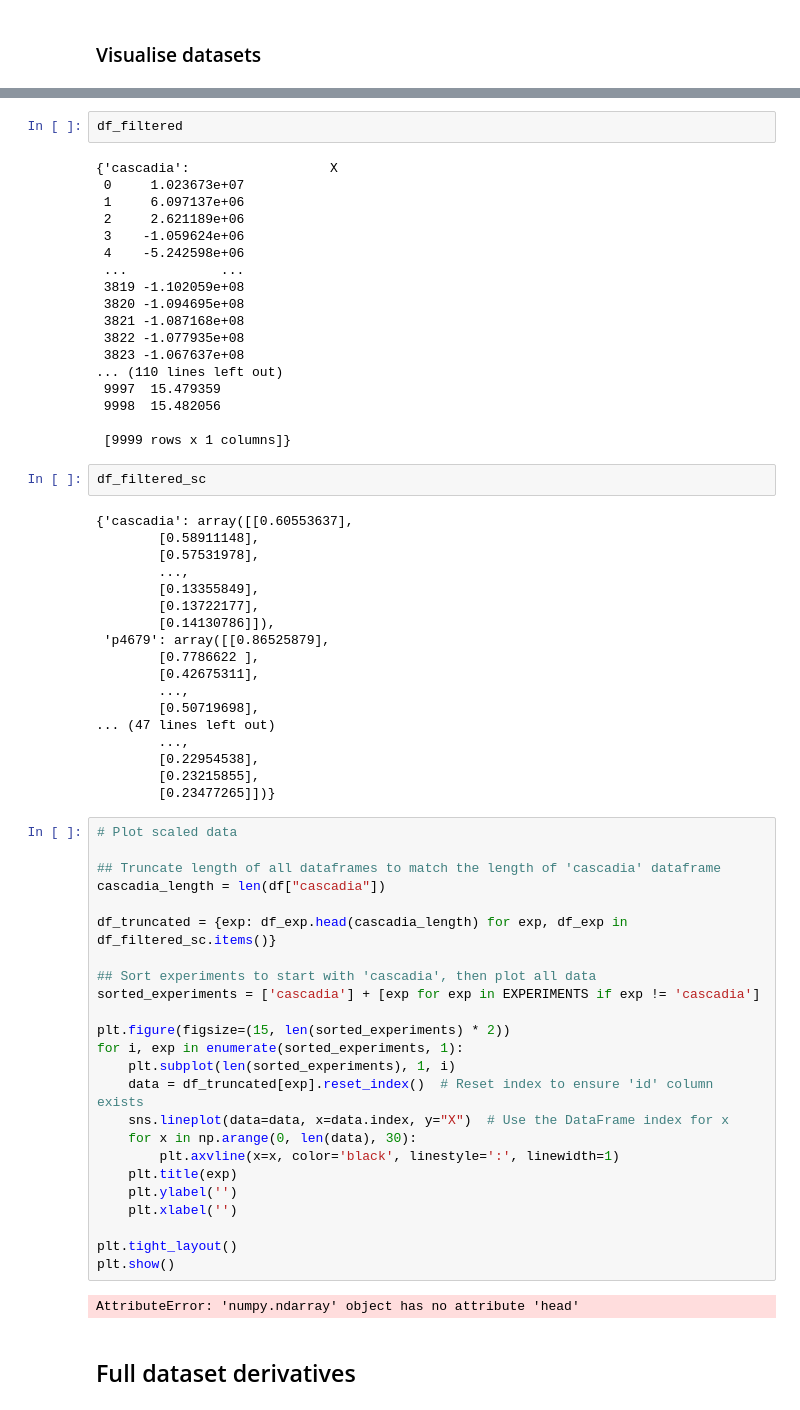
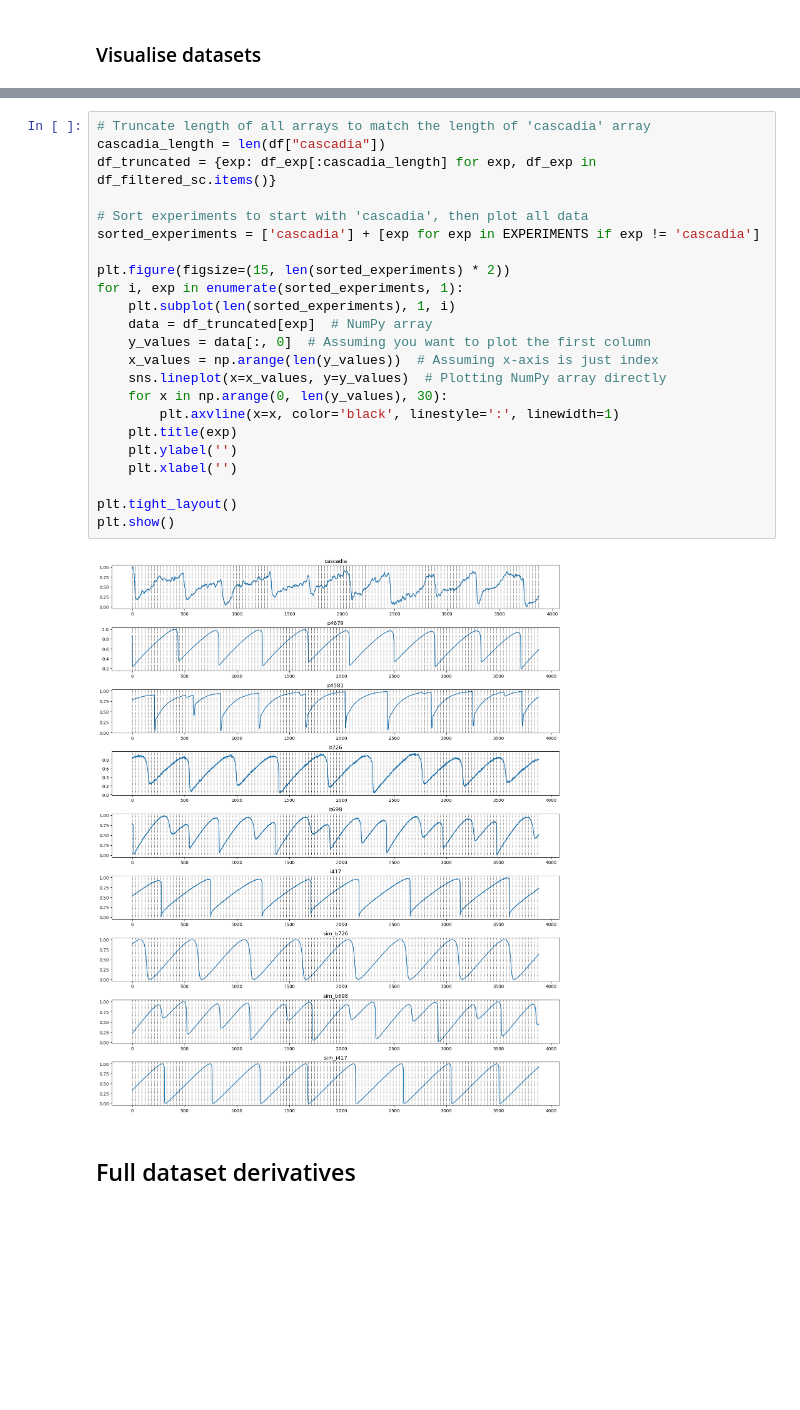
Before and after one commit to ai4er-cdt/earthquake-predictability, a Jupyter notebook: notebooks/JP861 003 - 2nd derivative loss fn.ipynb, the cells around one changed output, grey strips where cells are left out. Drawn from its saved outputs; the diff is of its cells as text; blank space fills up the shorter version.

```diff
--- a/notebooks/JP861 003 - 2nd derivative loss fn.ipynb
+++ b/notebooks/JP861 003 - 2nd derivative loss fn.ipynb
@@ -124,68 +124,27 @@ plt.show()
-# %%
-df_filtered
-# %% [output]
-{'cascadia':                  X
- 0     1.023673e+07
- 1     6.097137e+06
- 2     2.621189e+06
- 3    -1.059624e+06
- 4    -5.242598e+06
- ...            ...
- 3819 -1.102059e+08
- 3820 -1.094695e+08
- 3821 -1.087168e+08
- 3822 -1.077935e+08
- 3823 -1.067637e+08
-... (110 lines left out)
- 9997  15.479359
- 9998  15.482056
-
- [9999 rows x 1 columns]}
-# %%
-df_filtered_sc
-# %% [output]
-{'cascadia': array([[0.60553637],
-        [0.58911148],
-        [0.57531978],
-        ...,
-        [0.13355849],
-        [0.13722177],
-        [0.14130786]]),
- 'p4679': array([[0.86525879],
-        [0.7786622 ],
-        [0.42675311],
-        ...,
-        [0.50719698],
-... (47 lines left out)
-        ...,
-        [0.22954538],
-        [0.23215855],
-        [0.23477265]])}
 # %%
-# Plot scaled data
+# Truncate length of all arrays to match the length of 'cascadia' array
+cascadia_length = len(df["cascadia"])
+df_truncated = {exp: df_exp[:cascadia_length] for exp, df_exp in df_filtered_sc.items()}
 
-## Truncate length of all dataframes to match the length of 'cascadia' dataframe
-cascadia_length = len(df["cascadia"])
-
-df_truncated = {exp: df_exp.head(cascadia_length) for exp, df_exp in df_filtered_sc.items()}
-
-## Sort experiments to start with 'cascadia', then plot all data
+# Sort experiments to start with 'cascadia', then plot all data
 sorted_experiments = ['cascadia'] + [exp for exp in EXPERIMENTS if exp != 'cascadia']
 
 plt.figure(figsize=(15, len(sorted_experiments) * 2))
 for i, exp in enumerate(sorted_experiments, 1):
     plt.subplot(len(sorted_experiments), 1, i)
-    data = df_truncated[exp].reset_index()  # Reset index to ensure 'id' column exists
-    sns.lineplot(data=data, x=data.index, y="X")  # Use the DataFrame index for x
-    for x in np.arange(0, len(data), 30):
+    data = df_truncated[exp]  # NumPy array
+    y_values = data[:, 0]  # Assuming you want to plot the first column
+    x_values = np.arange(len(y_values))  # Assuming x-axis is just index
+    sns.lineplot(x=x_values, y=y_values)  # Plotting NumPy array directly
+    for x in np.arange(0, len(y_values), 30):
         plt.axvline(x=x, color='black', linestyle=':', linewidth=1)
     plt.title(exp)
     plt.ylabel('')
     plt.xlabel('')
 
 plt.tight_layout()
 plt.show()
 # %% [output]
-AttributeError: 'numpy.ndarray' object has no attribute 'head'
+[figure, added]
 # %% [markdown]
 ## Full dataset derivatives
```
Also changed, not shown: parts of 18 cells of this notebook.
